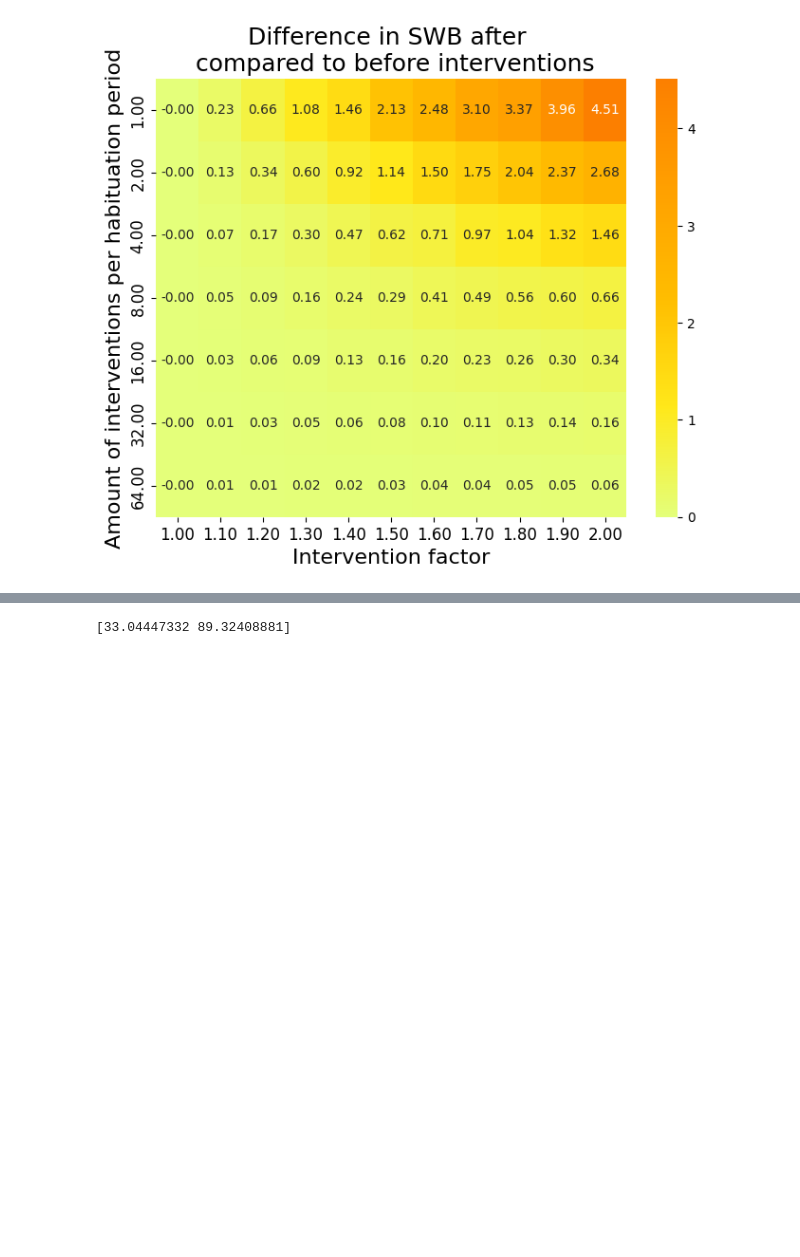
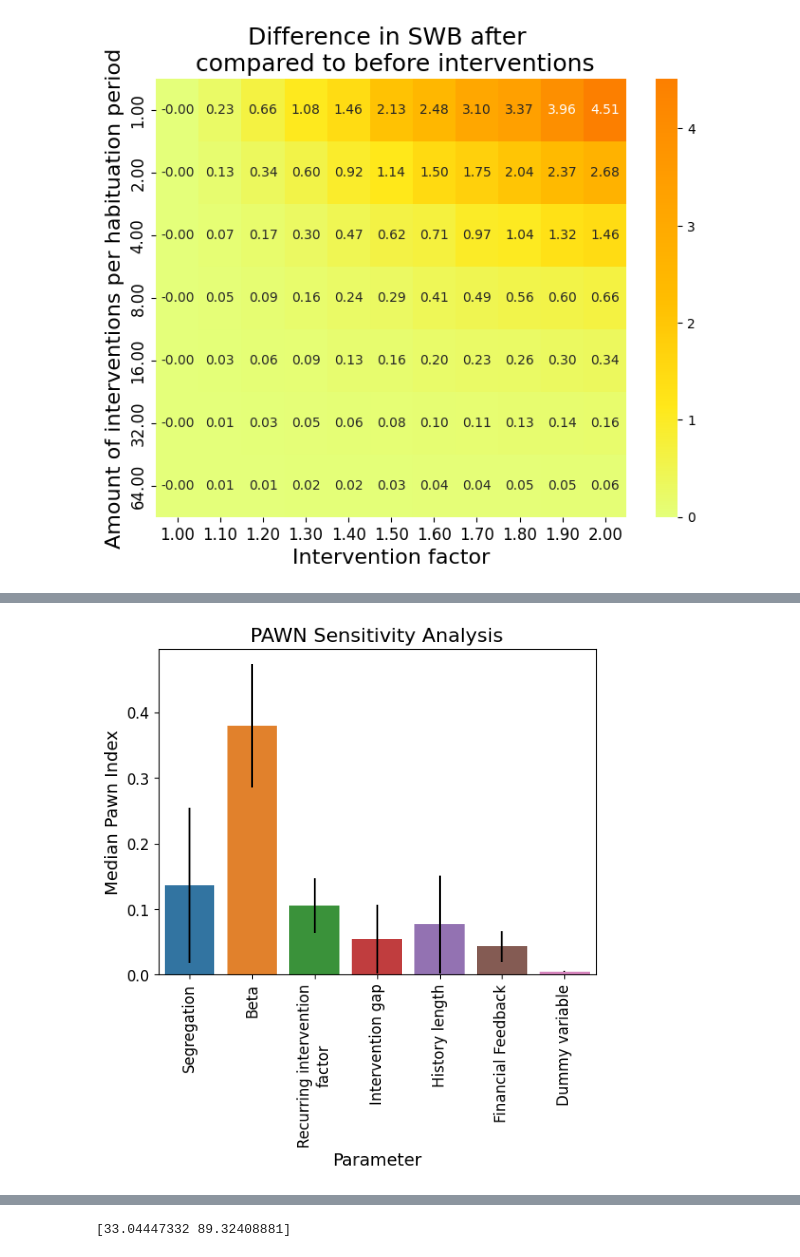
Before and after one commit to arendgeerlofs/SWB, a Jupyter notebook: plots.ipynb, the cells around one changed output, grey strips where cells are left out. Cells and saved outputs as stored; diff of their text form; code cells hidden in the pictures; blank space fills up the shorter version.

```diff
--- a/plots.ipynb
+++ b/plots.ipynb
@@ -264,0 +275,80 @@ for index, output in enumerate([df_mean, df_output, df_output_sum]):
+# %%
+df_var = df["Var SWB"]
+
+parameters = ["segregation", "beta", "rec_intervention_factor", "intervention_gap", "hist_len", "fb_fin", "dummy"]
+bounds = [(0, 10), (0, 20), (0.5, 2), (1, 50), (1, 50), (0, 2), (0, 5)]
+
+paramater_names = ["Segregation", "Beta", "Recurring intervention\nfactor", "Intervention gap", "History length", "Financial Feedback", "Dummy variable"]
+
+problem = {
+        'num_vars': len(parameters),
+        'names': parameters,
+        'bounds': bounds
+    }
+
+param_values = df.iloc[:, 0:7].to_numpy()
+
+Si = pawn.analyze(problem, param_values, df_var)
+print(Si["median"])
+
+Pawn_df = pd.DataFrame({
+    'Parameter': problem['names'],
+    'First Order': Si["median"],
+    'Confidence Interval': Si["CV"],
+    'Mean': Si["mean"]
+})
+
+# Plotting the PAWN sensitivity indices
+# plt.figure(figsize=(10, 6))
+sns.barplot(x='Parameter', y='First Order', data=Pawn_df, yerr=Pawn_df['Confidence Interval'] * Pawn_df["Mean"])
+plt.title('PAWN Sensitivity Analysis', fontsize=16)
+plt.xlabel('Parameter', fontsize=14)
+plt.ylabel('Median Pawn Index', fontsize=14)
+
+# Rotate x-axis labels to be vertical and set font size
+plt.xticks(ticks=range(len(paramater_names)), labels=paramater_names, rotation=90, fontsize=12)
+plt.yticks(fontsize=12)
+
+# Save the figure with a specified DPI
+plt.savefig(f'figures/pawn_var.pdf', dpi=300)
+
+# Show the plot
+plt.show()
+
+# Sample data
+parameters_list = Pawn_df["Parameter"].to_list()
+values_list = Pawn_df["First Order"].to_list()  # Replace with actual sensitivity indices
+
+# Number of variables
+num_vars = len(parameters_list)
+
+# Compute angle for each axis
+angles = [n / float(num_vars) * 2 * np.pi for n in range(num_vars)]
+angles += angles[:1]  # Complete the loop
+
+# Initialize radar plot
+fig, ax = plt.subplots( subplot_kw=dict(polar=True))
+
+# Plot data
+values_list += values_list[:1]  # Complete the loop
+ax.plot(angles, values_list, linewidth=2, linestyle='solid')
+
+# Fill area
+ax.fill(angles, values_list, alpha=0.4)
+
+# Add labels
+plt.xticks(angles[:-1], labels=paramater_names, fontsize=12)
+plt.yticks(fontsize=12)
+
+
+# Set y-labels
+# ax.set_rlabel_position(0)
+# plt.yticks([0.2, 0.4, 0.6, 0.8, 1.0], ['0.2', '0.4', '0.6', '0.8', '1.0'], fontsize=11)
+
+# Title
+plt.title('Median Pawn Index Radar Plot', size=14, color='black', y=1.1)
+
+plt.savefig(f"figures/Pawn_var_radar.pdf", dpi=300)
+
+plt.show()
+# %% [output]
@@ -264,0 +357 @@ for index, output in enumerate([df_mean, df_output, df_output_sum]):
+[figure, added]
```
Also changed, not shown: parts of 4 cells of this notebook, 9 other files.
